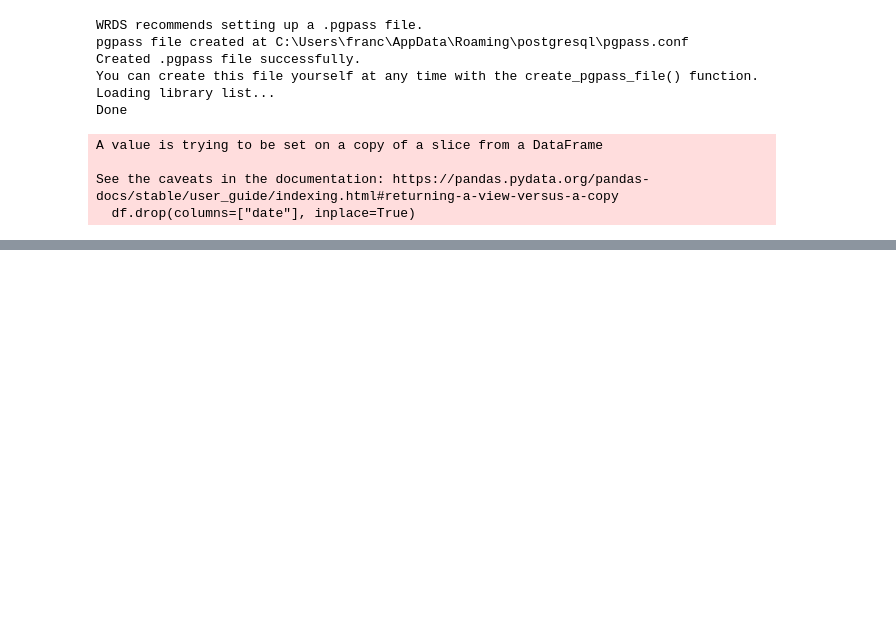
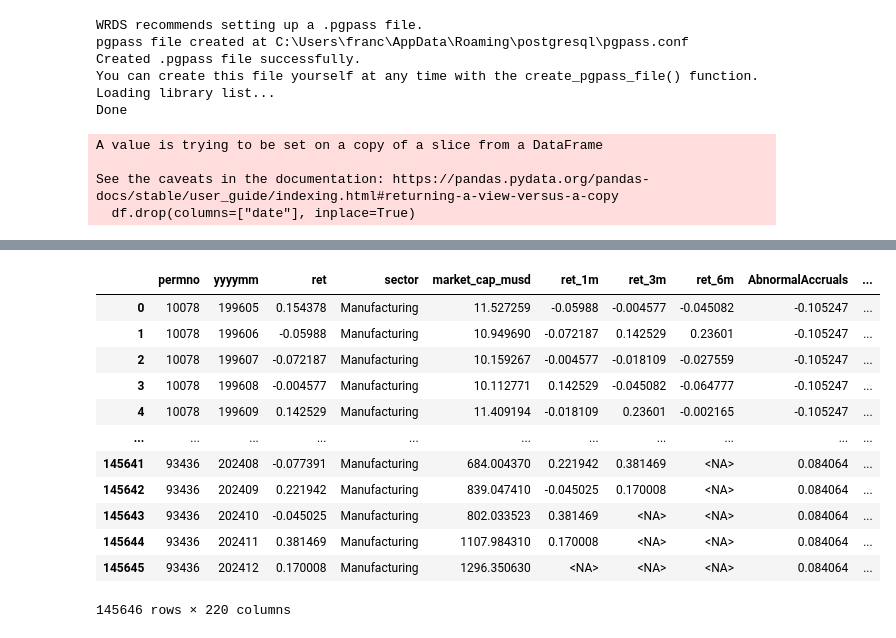
Before and after one commit to francois-goybet/ml-alpha-ranking-portfolio, a Jupyter notebook: notebook/notebook3.ipynb, the cells around one changed output, grey strips where cells are left out. Cells and saved outputs as stored; diff of their text form; code cells hidden in the pictures; blank space fills up the shorter version.

```diff
--- a/notebook/notebook3.ipynb
+++ b/notebook/notebook3.ipynb
@@ -301,0 +338,19 @@ Did you mean "dy"?
+# %%
+old_dataset = pd.read_parquet("../data/old/dataset.parquet")
+dataset = pd.read_parquet("../data/dataset.parquet")
+# %%
+old_dataset
+# %% [output]
+|  | permno | yyyymm | ret | sector | market_cap_musd | ret_1m | ret_3m | ret_6m | AbnormalAccruals | ... |
+| 0 | 10078 | 199605 | 0.154378 | Manufacturing | 11.527259 | -0.05988 | -0.004577 | -0.045082 | -0.105247 | ... |
+| 1 | 10078 | 199606 | -0.05988 | Manufacturing | 10.949690 | -0.072187 | 0.142529 | 0.23601 | -0.105247 | ... |
+| 2 | 10078 | 199607 | -0.072187 | Manufacturing | 10.159267 | -0.004577 | -0.018109 | -0.027559 | -0.105247 | ... |
+| 3 | 10078 | 199608 | -0.004577 | Manufacturing | 10.112771 | 0.142529 | -0.045082 | -0.064777 | -0.105247 | ... |
+| 4 | 10078 | 199609 | 0.142529 | Manufacturing | 11.409194 | -0.018109 | 0.23601 | -0.002165 | -0.105247 | ... |
+| ... | ... | ... | ... | ... | ... | ... | ... | ... | ... | ... |
+| 145641 | 93436 | 202408 | -0.077391 | Manufacturing | 684.004370 | 0.221942 | 0.381469 | <NA> | 0.084064 | ... |
+| 145642 | 93436 | 202409 | 0.221942 | Manufacturing | 839.047410 | -0.045025 | 0.170008 | <NA> | 0.084064 | ... |
+| 145643 | 93436 | 202410 | -0.045025 | Manufacturing | 802.033523 | 0.381469 | <NA> | <NA> | 0.084064 | ... |
+| 145644 | 93436 | 202411 | 0.381469 | Manufacturing | 1107.984310 | 0.170008 | <NA> | <NA> | 0.084064 | ... |
+| 145645 | 93436 | 202412 | 0.170008 | Manufacturing | 1296.350630 | <NA> | <NA> | <NA> | 0.084064 | ... |
+145646 rows × 220 columns
```
Also changed, not shown: parts of 18 cells of this notebook, 3 other files.
